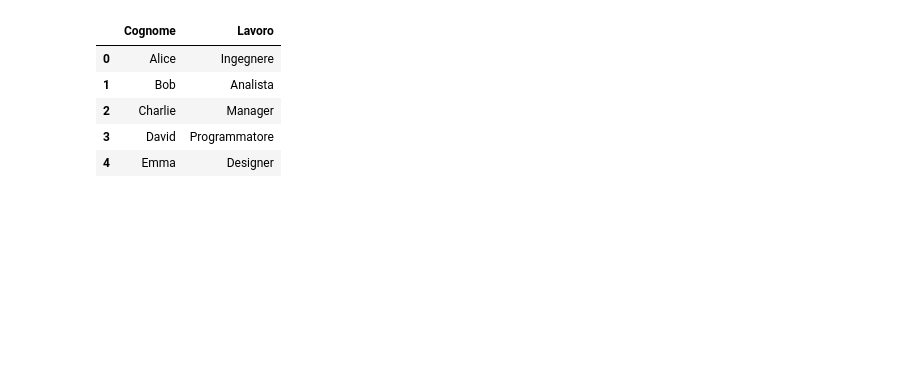
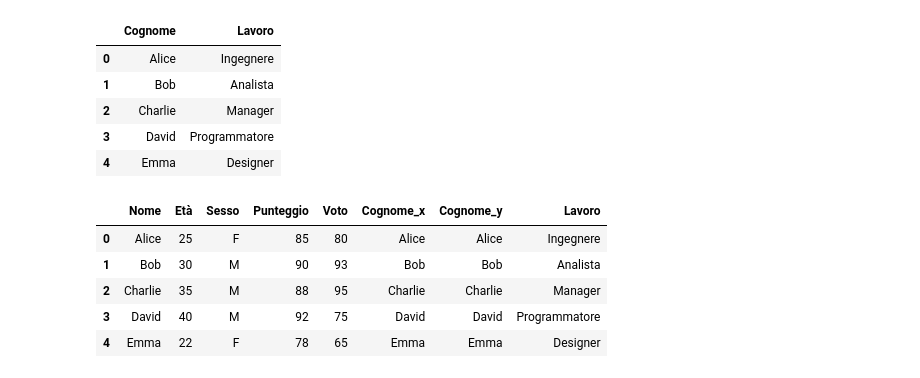
Before and after one commit to Undersk0re/machine-learning-course, a Jupyter notebook: python/Lez04/02Es_pandas_2solve.ipynb, the cells around one changed output. Cells and saved outputs as stored; diff of their text form; code cells hidden in the pictures; blank space fills up the shorter version.

```diff
--- a/python/Lez04/02Es_pandas_2solve.ipynb
+++ b/python/Lez04/02Es_pandas_2solve.ipynb
@@ -241,2 +269,4 @@ Name: count, dtype: int64
 # %%
 # 15. Rinomina la colonna 'Nome' in 'Cognome'
+df['Cognome']=df['Nome']
+df.drop('Nome', axis=1)
@@ -242,0 +280,3 @@ Name: count, dtype: int64
+# %%
+df['Nome']=df['Cognome'] # Ripristina
+df.drop('Cognome', axis=1)
@@ -261,0 +303,10 @@ df2
+# %%
+df_merged = pd.merge(df, df2, left_on='Nome', right_on='Cognome',how='left')
+df_merged
+# %% [output]
+|  | Nome | Età | Sesso | Punteggio | Voto | Cognome_x | Cognome_y | Lavoro |
+| 0 | Alice | 25 | F | 85 | 80 | Alice | Alice | Ingegnere |
+| 1 | Bob | 30 | M | 90 | 93 | Bob | Bob | Analista |
+| 2 | Charlie | 35 | M | 88 | 95 | Charlie | Charlie | Manager |
+| 3 | David | 40 | M | 92 | 75 | David | David | Programmatore |
+| 4 | Emma | 22 | F | 78 | 65 | Emma | Emma | Designer |
```
Also changed, not shown: parts of 19 cells of this notebook, 1 other file.
